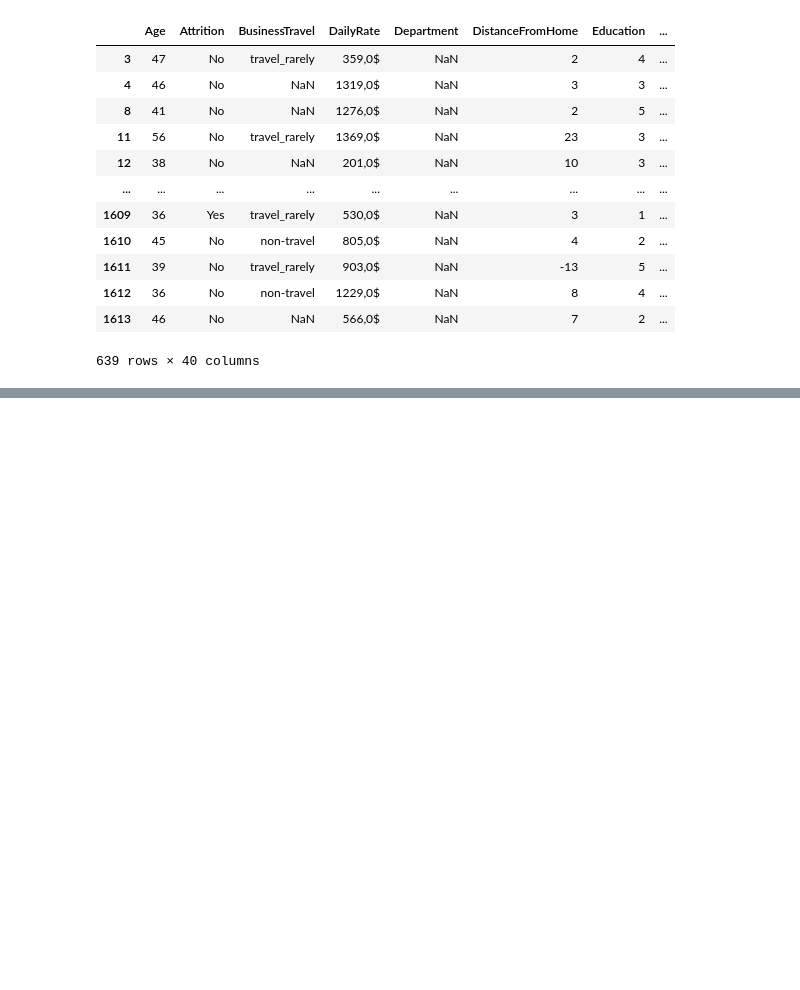
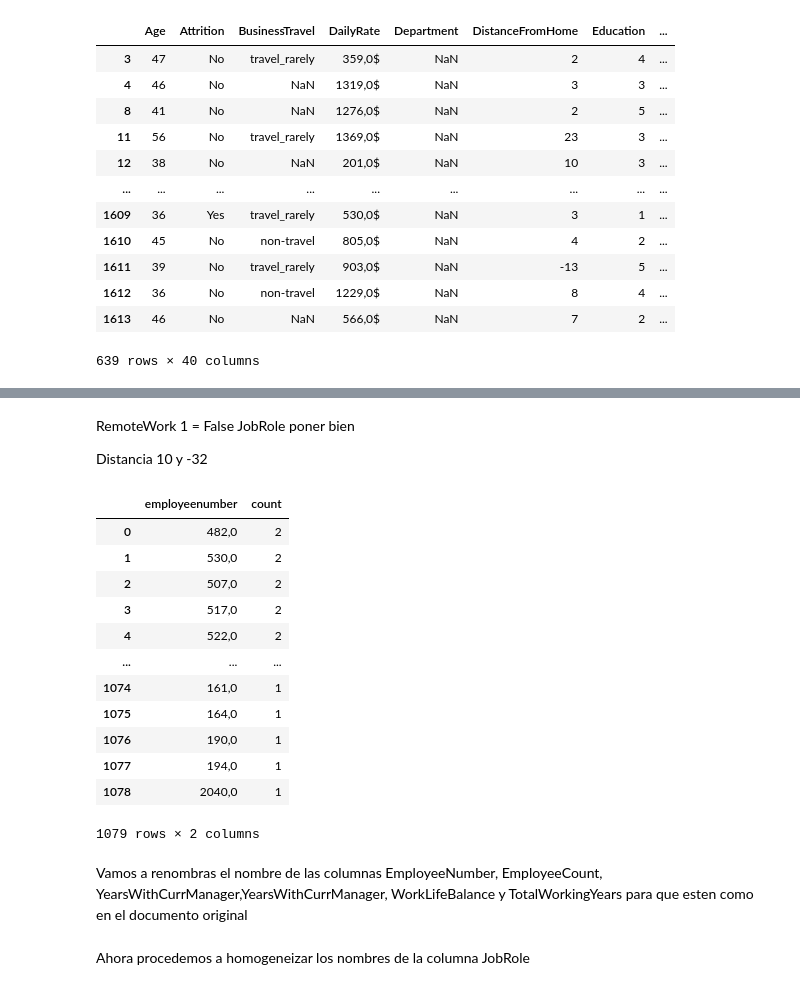
Before and after one commit to luzmarinahg/proyecto_eda_adalab, a Jupyter notebook: FASE-1-EDA.ipynb, the cells around one changed output, grey strips where cells are left out. Saved outputs shown, nothing was run; the diff lists cells and outputs as text; code cells hidden in the pictures; blank space fills up the shorter version.

```diff
--- a/FASE-1-EDA.ipynb
+++ b/FASE-1-EDA.ipynb
@@ -167,0 +233,23 @@ duplicates
+# %% [markdown]
+RemoteWork 1 = False
+JobRole poner bien
+
+Distancia 10 y -32
+# %%
+df["employeenumber"].value_counts().reset_index()
+# %% [output]
+|  | employeenumber | count |
+| 0 | 482,0 | 2 |
+| 1 | 530,0 | 2 |
+| 2 | 507,0 | 2 |
+| 3 | 517,0 | 2 |
+| 4 | 522,0 | 2 |
+| ... | ... | ... |
+| 1074 | 161,0 | 1 |
+| 1075 | 164,0 | 1 |
+| 1076 | 190,0 | 1 |
+| 1077 | 194,0 | 1 |
+| 1078 | 2040,0 | 1 |
+1079 rows × 2 columns
+# %% [markdown]
+Vamos a renombras el nombre de las columnas EmployeeNumber, EmployeeCount, YearsWithCurrManager,YearsWithCurrManager, WorkLifeBalance y TotalWorkingYears para que esten como en el documento original
@@ -167,0 +263,2 @@ duplicates
+# %% [markdown]
+Ahora procedemos a homogeneizar los nombres de la columna JobRole
```
Also changed, not shown: parts of 29 cells of this notebook.
